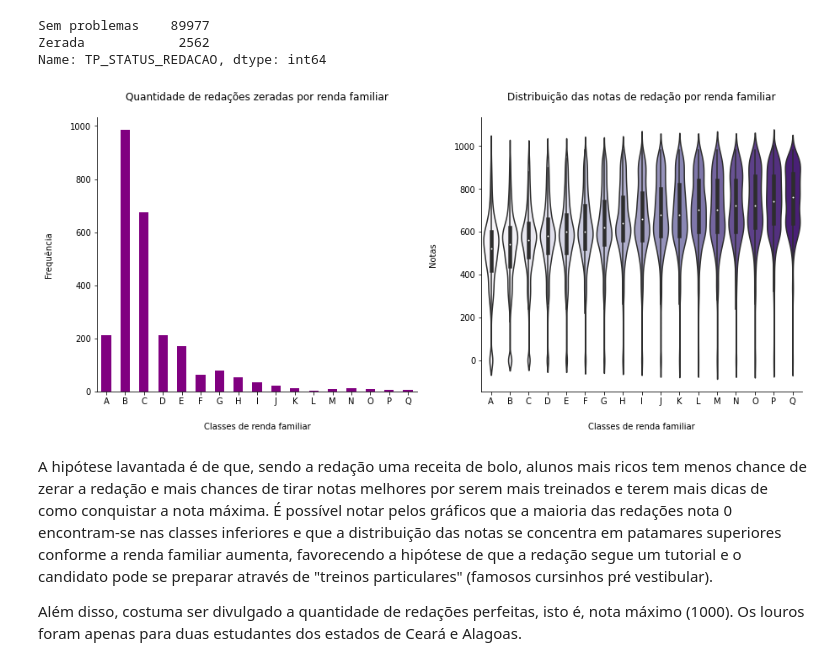
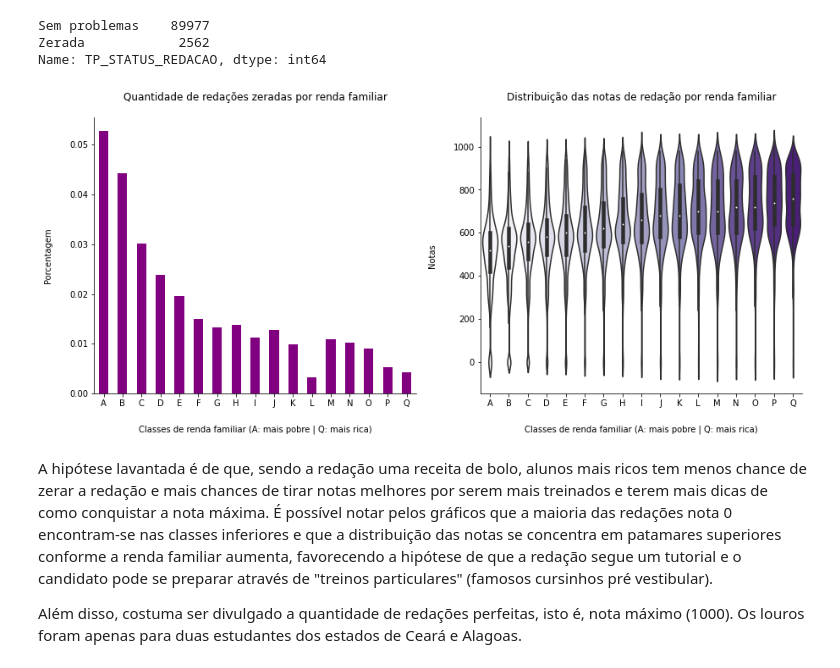
Before and after one commit to vinismachadoo/alura-imersao-dados-2, a Jupyter notebook: microdados_enem_2019.ipynb, the cells around one changed output. Drawn from its saved outputs; the diff is of its cells as text; code cells hidden in the pictures.

```diff
--- a/microdados_enem_2019.ipynb
+++ b/microdados_enem_2019.ipynb
@@ -79,7 +79,7 @@ classes_renda = enem['Q006'].unique()
 classes_renda.sort()
 # %%
 # Colunas da base de dados que tem as notas das 5 provas realizadas
-provas = ['NU_NOTA_CN','NU_NOTA_MT','NU_NOTA_CH','NU_NOTA_LC','NU_NOTA_REDACAO']
+provas = ['NU_NOTA_CN','NU_NOTA_MT','NU_NOTA_CH','NU_NOTA_LC']
 # %%
 # Colunas da base de dados que tem a indicação de alguma necessidade especial
 atendimentos_especiais = ['IN_BAIXA_VISAO', 'IN_CEGUEIRA', 'IN_SURDEZ','IN_DEFICIENCIA_AUDITIVA', 'IN_SURDO_CEGUEIRA','IN_DEFICIENCIA_FISICA', 'IN_DEFICIENCIA_MENTAL','IN_DEFICIT_ATENCAO', 'IN_DISLEXIA', 'IN_DISCALCULIA','IN_AUTISMO', 'IN_VISAO_MONOCULAR']
@@ -281,23 +281,28 @@ enem_presentes['TP_STATUS_REDACAO'].value_counts()
 Sem problemas    89977
 Zerada            2562
 Name: TP_STATUS_REDACAO, dtype: int64
+# %%
+redacao_zerada_por_renda = pd.concat([enem_presentes[enem_presentes['TP_STATUS_REDACAO'] == 'Zerada']['Q006'].value_counts().rename('Zeradas'),
+                                      enem_presentes['Q006'].value_counts().rename('Total')], axis=1)
+# %%
+redacao_zerada_por_renda['Porcentagem'] = redacao_zerada_por_renda['Zeradas']/redacao_zerada_por_renda['Total']
 # %%
 fig, (ax1, ax2) = plt.subplots(1,2, figsize=(15,6))
-enem_presentes[enem_presentes['TP_STATUS_REDACAO'] == 'Zerada']['Q006'].value_counts().sort_index().plot(kind='bar', color='purple', ax=ax1)
+redacao_zerada_por_renda['Porcentagem'].sort_index().plot(kind='bar', color='purple', ax=ax1)
 ax1.set_title('Quantidade de redações zeradas por renda familiar', pad=20, fontsize=12, color='black')
-ax1.set_xlabel('Classes de renda familiar', labelpad=20)
+ax1.set_xlabel('Classes de renda familiar (A: mais pobre | Q: mais rica)', labelpad=20)
 ax1.set_xticklabels(classes_renda, rotation=0)
-ax1.set_ylabel('Frequência', labelpad=20)
+ax1.set_ylabel('Porcentagem', labelpad=20)
 
 sns.violinplot(data=enem_presentes, x='Q006', y='NU_NOTA_REDACAO', order=classes_renda, scale='width', palette="Purples", ax=ax2)
 ax2.set_title('Distribuição das notas de redação por renda familiar', pad=20, fontsize=12, color='black')
-ax2.set_xlabel('Classes de renda familiar', labelpad=20)
+ax2.set_xlabel('Classes de renda familiar (A: mais pobre | Q: mais rica)', labelpad=20)
 ax2.set_ylabel('Notas', labelpad=20)
 
 sns.despine()
 plt.show()
 # %% [output]
-[figure, old version]
+[figure, new version]
 # %% [markdown]
 A hipótese lavantada é de que, sendo a redação uma receita de bolo, alunos mais ricos tem menos chance de zerar a redação e mais chances de tirar notas melhores por serem mais treinados e terem mais dicas de como conquistar a nota máxima. É possível notar pelos gráficos que a maioria das redações nota 0 encontram-se nas classes inferiores e que a distribuição das notas se concentra em patamares superiores conforme a renda familiar aumenta, favorecendo a hipótese de que a redação segue um tutorial e o candidato pode se preparar através de "treinos particulares" (famosos cursinhos pré vestibular).
 
```
Also changed, not shown: parts of 19 cells of this notebook.
